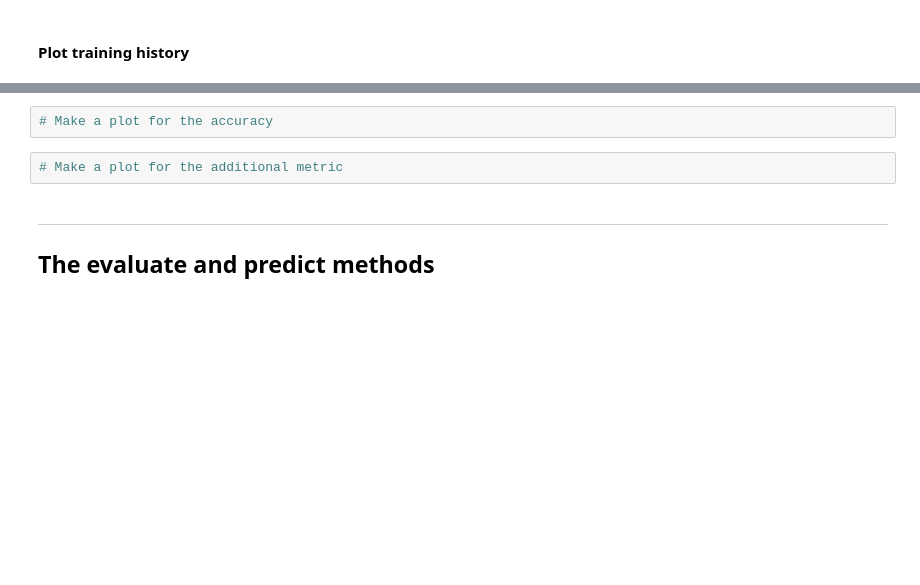
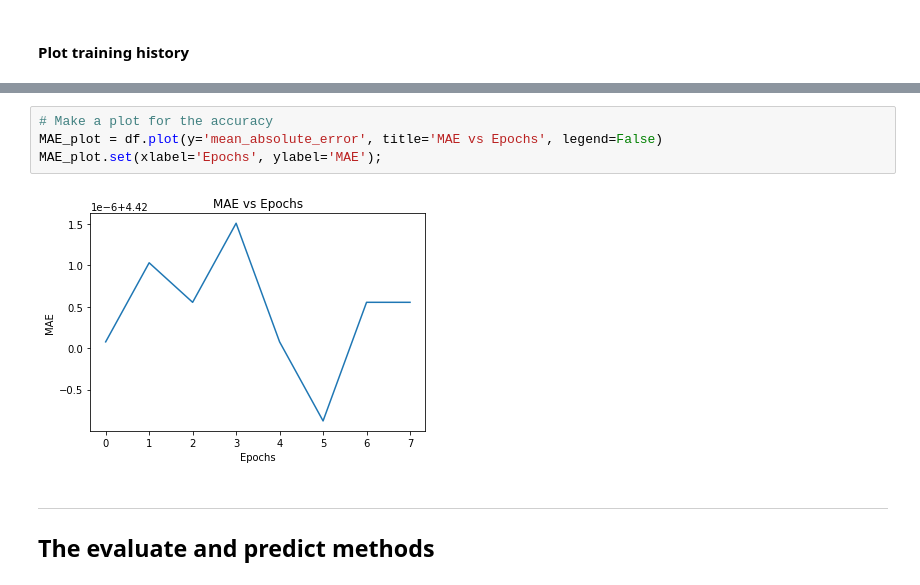
Before and after one commit to ahmed-gharib89/TensorFlow_2_for_Deep_Learning, a Jupyter notebook: week2/Building_a_Sequential_model.ipynb, the cells around one changed output, grey strips where cells are left out. Drawn from its saved outputs; the diff is of its cells as text; blank space fills up the shorter version.

```diff
--- a/week2/Building_a_Sequential_model.ipynb
+++ b/week2/Building_a_Sequential_model.ipynb
@@ -177,7 +236,9 @@ labels = [
 # %%
 # Make a plot for the accuracy
+MAE_plot = df.plot(y='mean_absolute_error', title='MAE vs Epochs', legend=False)
+MAE_plot.set(xlabel='Epochs', ylabel='MAE');
+# %% [output]
+[figure, added]
-# %%
-# Make a plot for the additional metric
 # %% [markdown]
 ***
 <a id="coding_tutorial_5"></a>
```
Also changed, not shown: parts of 12 cells of this notebook.
